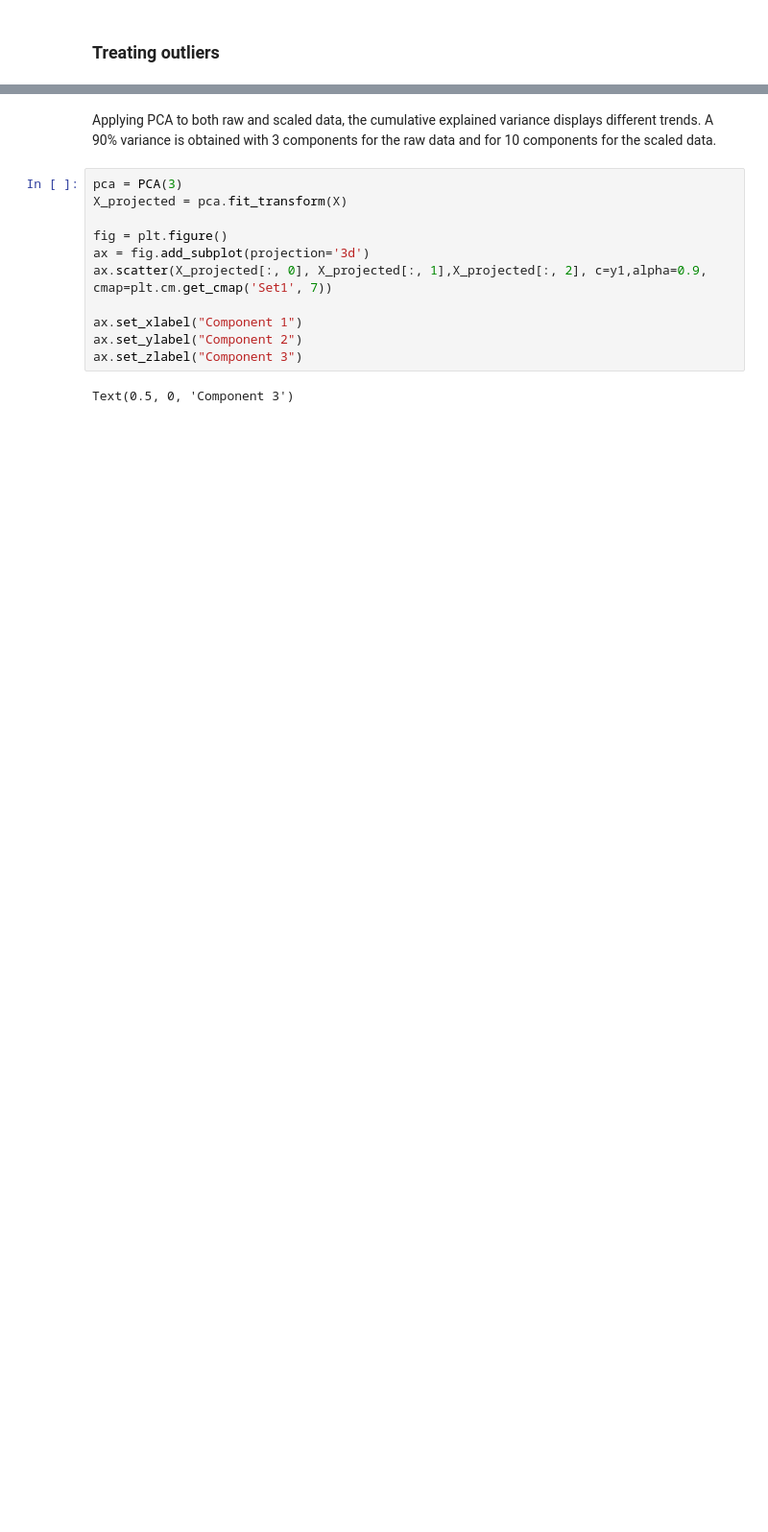
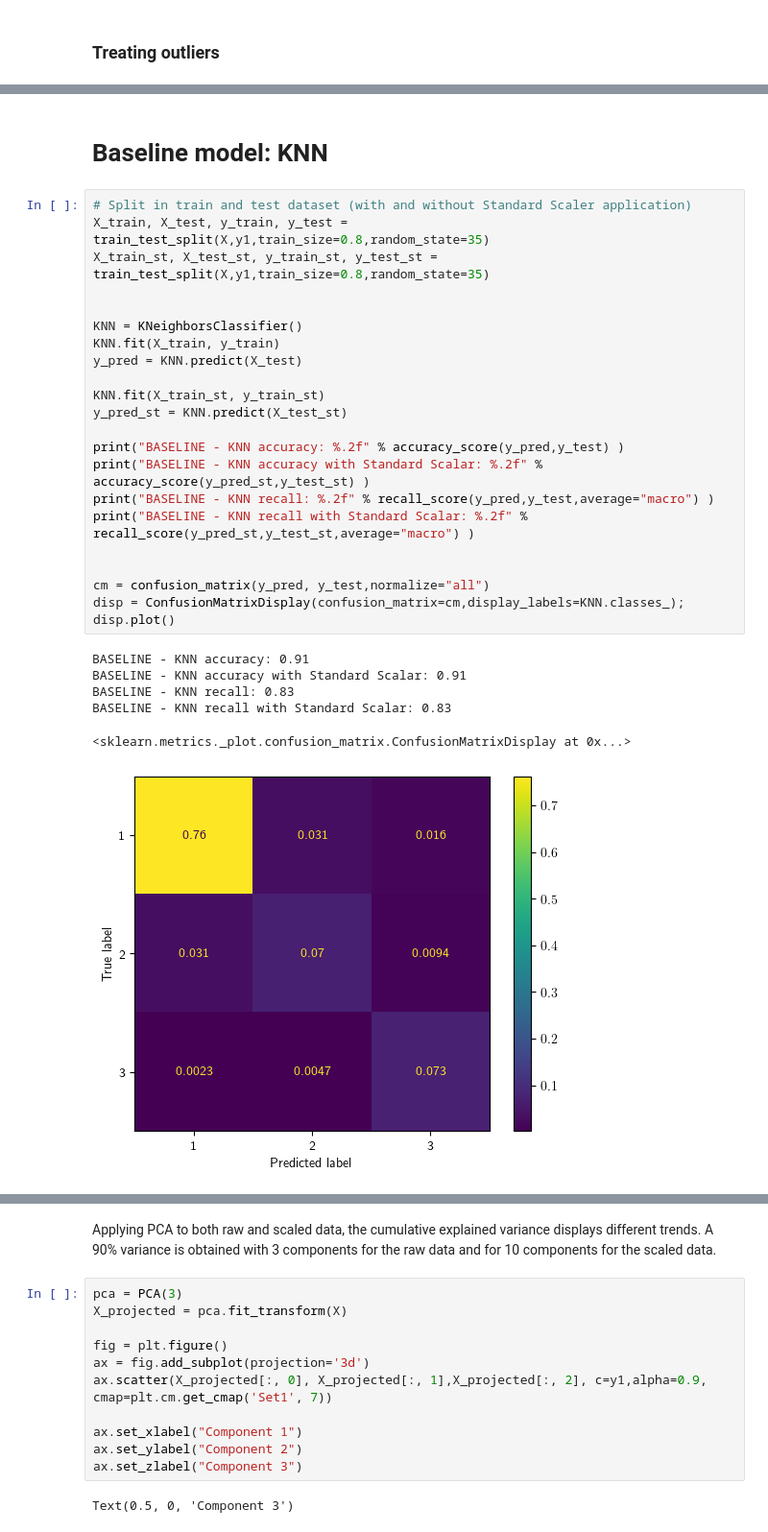
Before and after one commit to LaerteAdami/CW_Intro_AI, a Jupyter notebook: notebooks/notebook_first_analysis.ipynb, the cells around one changed output, grey strips where cells are left out. Shown: that part at 96% size. Saved outputs shown, nothing was run; the diff lists cells and outputs as text; blank space fills up the shorter version.

```diff
--- a/notebooks/notebook_first_analysis.ipynb
+++ b/notebooks/notebook_first_analysis.ipynb
@@ -200,0 +294,31 @@ TBD
+# %% [markdown]
+# Baseline model: KNN
+# %%
+# Split in train and test dataset (with and without Standard Scaler application)
+X_train, X_test, y_train, y_test = train_test_split(X,y1,train_size=0.8,random_state=35)
+X_train_st, X_test_st, y_train_st, y_test_st = train_test_split(X,y1,train_size=0.8,random_state=35)
+
+
+KNN = KNeighborsClassifier()
+KNN.fit(X_train, y_train)
+y_pred = KNN.predict(X_test)
+
+KNN.fit(X_train_st, y_train_st)
+y_pred_st = KNN.predict(X_test_st)
+
+print("BASELINE - KNN accuracy: %.2f" % accuracy_score(y_pred,y_test) )
+print("BASELINE - KNN accuracy with Standard Scalar: %.2f" % accuracy_score(y_pred_st,y_test_st) )
+print("BASELINE - KNN recall: %.2f" % recall_score(y_pred,y_test,average="macro") )
+print("BASELINE - KNN recall with Standard Scalar: %.2f" % recall_score(y_pred_st,y_test_st,average="macro") )
+
+
+cm = confusion_matrix(y_pred, y_test,normalize="all")
+disp = ConfusionMatrixDisplay(confusion_matrix=cm,display_labels=KNN.classes_);
+disp.plot()
+# %% [output]
+BASELINE - KNN accuracy: 0.91
+BASELINE - KNN accuracy with Standard Scalar: 0.91
+BASELINE - KNN recall: 0.83
+BASELINE - KNN recall with Standard Scalar: 0.83
+<sklearn.metrics._plot.confusion_matrix.ConfusionMatrixDisplay at 0x...>
+[figure, added]
```
Also changed, not shown: parts of 82 cells of this notebook, 2 other files.
